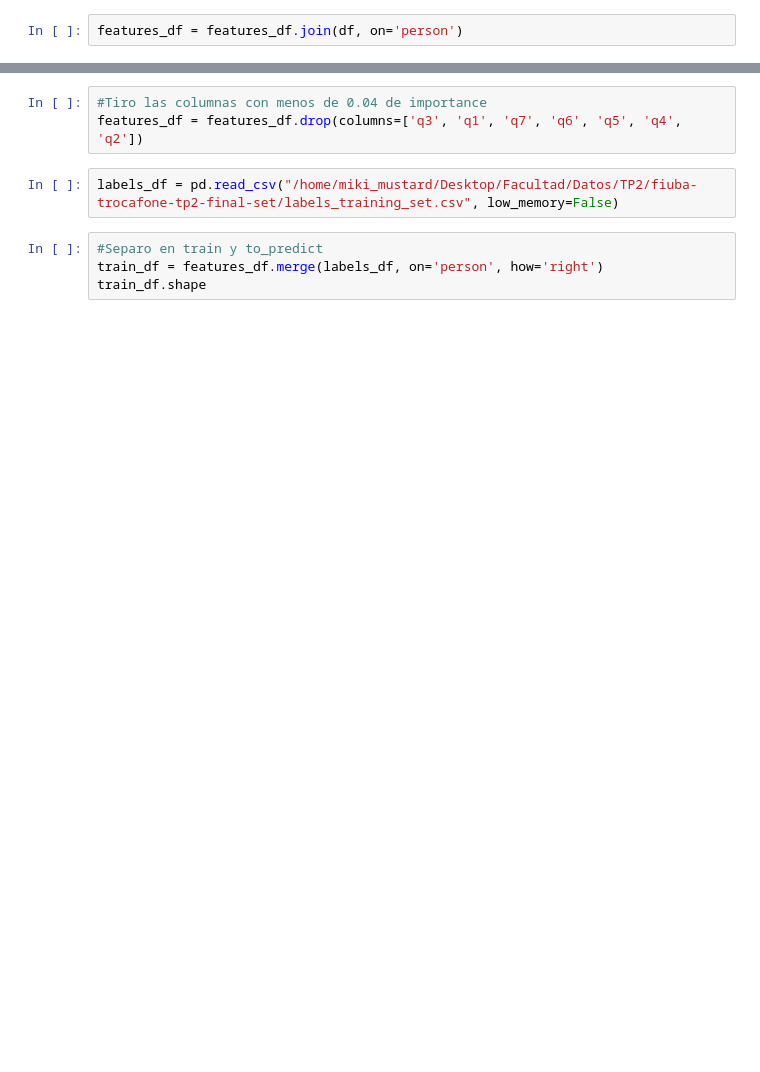
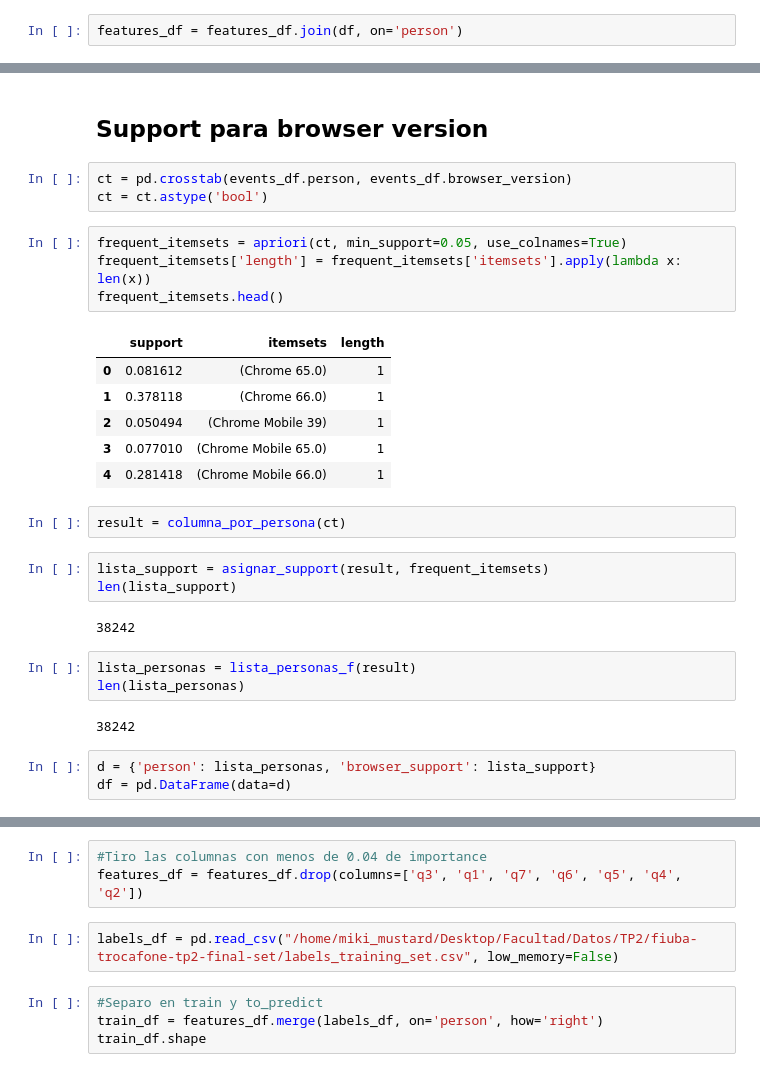
Before and after one commit to rozanecm/7506_ml, a Jupyter notebook: Forma2/SVM.ipynb, the cells around one changed output, grey strips where cells are left out. Drawn from its saved outputs; the diff is of its cells as text; blank space fills up the shorter version.

```diff
--- a/Forma2/SVM.ipynb
+++ b/Forma2/SVM.ipynb
@@ -131,0 +208,31 @@ features_df = features_df.join(df, on='person')
+# %% [markdown]
+## Support para browser version
+# %%
+ct = pd.crosstab(events_df.person, events_df.browser_version)
+ct = ct.astype('bool')
+# %%
+frequent_itemsets = apriori(ct, min_support=0.05, use_colnames=True)
+frequent_itemsets['length'] = frequent_itemsets['itemsets'].apply(lambda x: len(x))
+frequent_itemsets.head()
+# %% [output]
+|  | support | itemsets | length |
+| 0 | 0.081612 | (Chrome 65.0) | 1 |
+| 1 | 0.378118 | (Chrome 66.0) | 1 |
+| 2 | 0.050494 | (Chrome Mobile 39) | 1 |
+| 3 | 0.077010 | (Chrome Mobile 65.0) | 1 |
+| 4 | 0.281418 | (Chrome Mobile 66.0) | 1 |
+# %%
+result = columna_por_persona(ct)
+# %%
+lista_support = asignar_support(result, frequent_itemsets)
+len(lista_support)
+# %% [output]
+38242
+# %%
+lista_personas = lista_personas_f(result)
+len(lista_personas)
+# %% [output]
+38242
+# %%
+d = {'person': lista_personas, 'browser_support': lista_support}
+df = pd.DataFrame(data=d)
```
Also changed, not shown: parts of 36 cells of this notebook, 2 other files.
